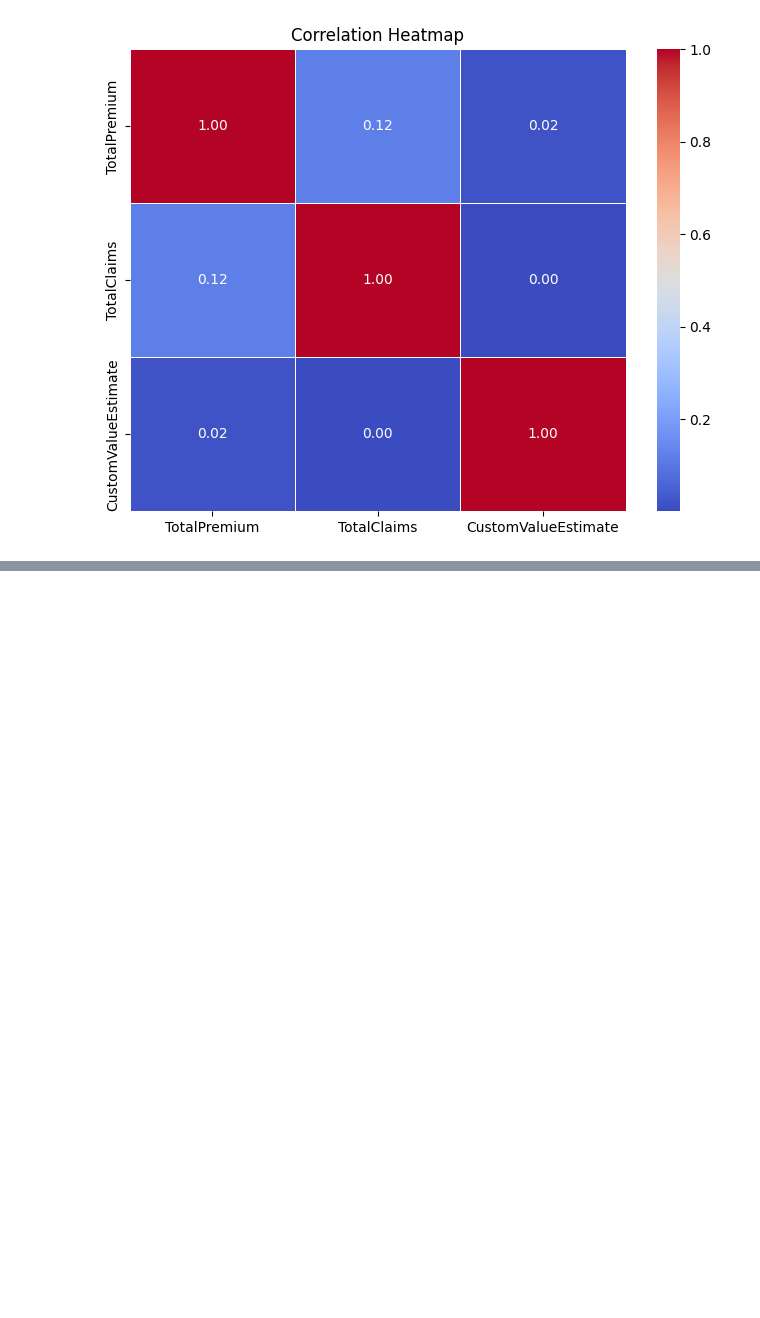
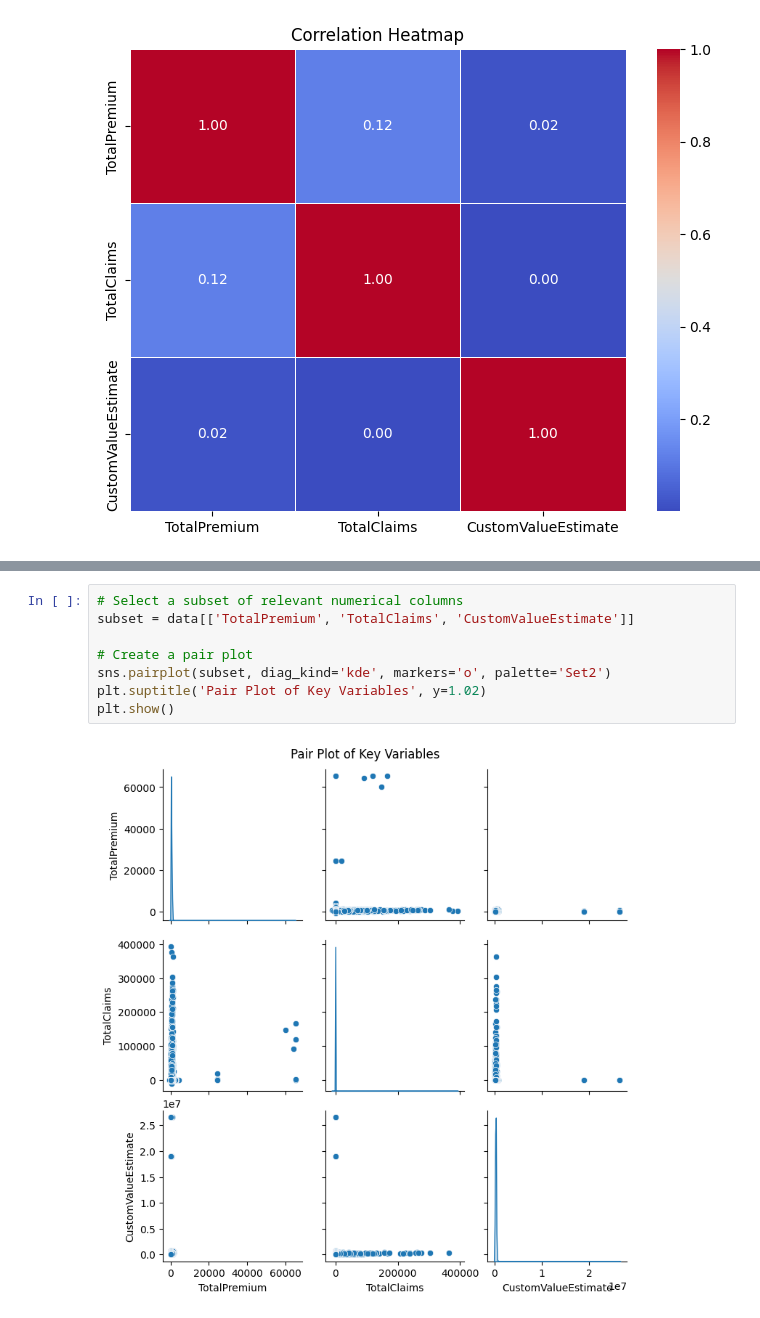
Before and after one commit to arsema-mz/insurance-risk-analytics, a Jupyter notebook: notebooks/EDA_analysis.ipynb, the cells around one changed output, grey strips where cells are left out. Saved outputs shown, nothing was run; the diff lists cells and outputs as text; blank space fills up the shorter version.

```diff
--- a/notebooks/EDA_analysis.ipynb
+++ b/notebooks/EDA_analysis.ipynb
@@ -468,0 +477,10 @@ plt.show()
+# %%
+# Select a subset of relevant numerical columns
+subset = data[['TotalPremium', 'TotalClaims', 'CustomValueEstimate']]
+
+# Create a pair plot
+sns.pairplot(subset, diag_kind='kde', markers='o', palette='Set2')
+plt.suptitle('Pair Plot of Key Variables', y=1.02)
+plt.show()
+# %% [output]
+[figure, added]
```
Also changed, not shown: parts of 6 cells of this notebook, 4 other files.
